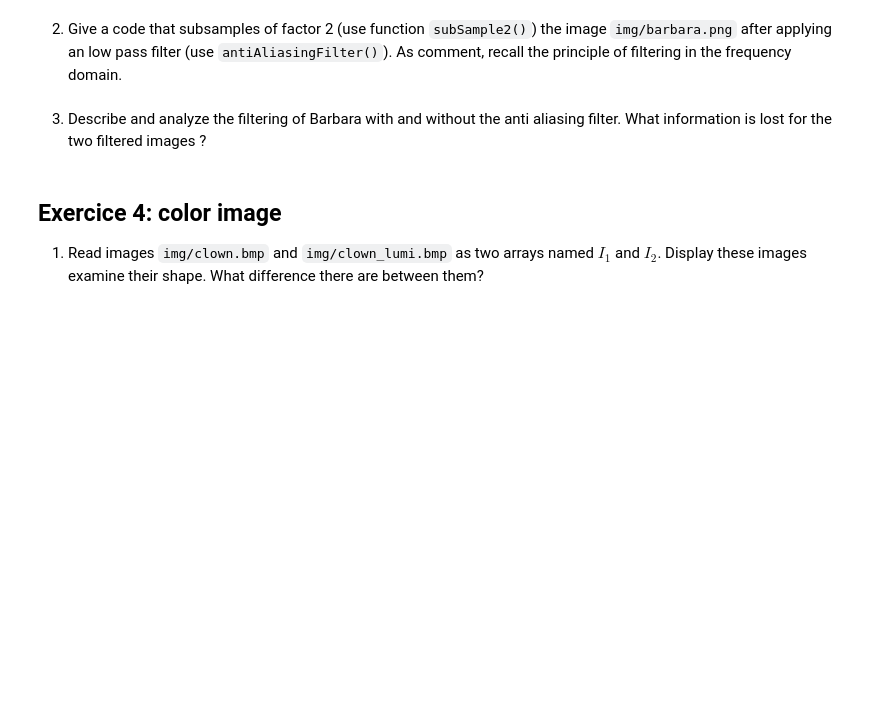
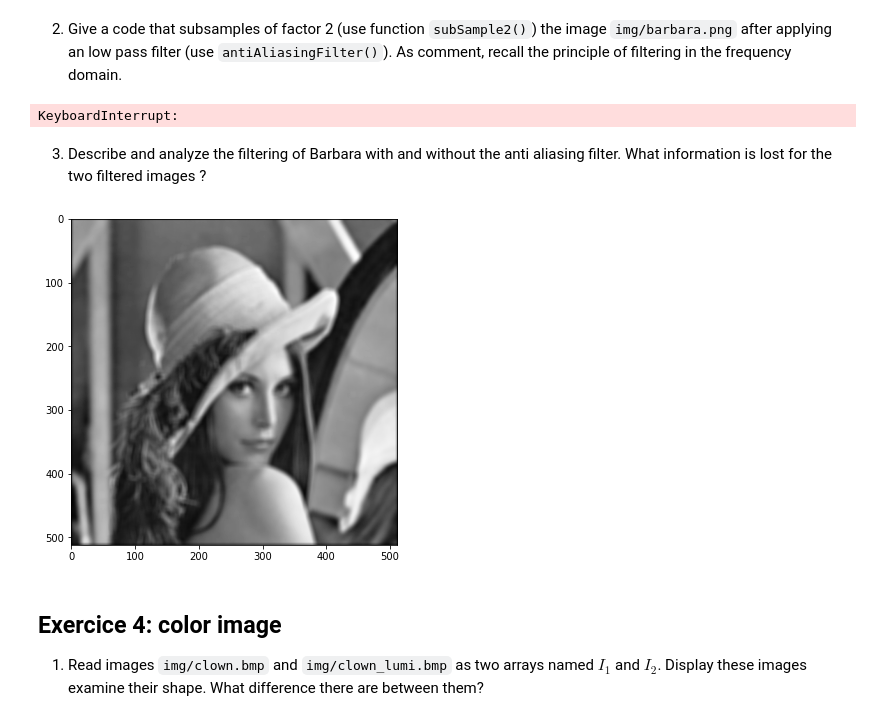
Before and after one commit to LUKALAVAL/BIMA, a Jupyter notebook: TME4/TME4.ipynb, the cells around one changed output. Cells and saved outputs as stored; diff of their text form; code cells hidden in the pictures; blank space fills up the shorter version.

```diff
--- a/TME4/TME4.ipynb
+++ b/TME4/TME4.ipynb
@@ -185,8 +190,28 @@ def antiAliasingFilter(n,m):
     A[rn:rn+n2, rm:rm+m2] = 1
     return A
 ### your answer start below
+# %%
+# La fonction antiAliasingFilter donne un filtre de même taille que l'image (512x512),
+# donc il faut revoir la fonction conv2 je pense, elle est trop lente (au bout 5min toujours pas fini).
+# Aussi, le filtre a une taille paire, donc il n'y a pas de centre !
+
+barbara = np.array(Image.open('img/barbara.png'))
+subSampledImg = subSample2(barbara)
+# imshow(subSampledImg)
+imshow(conv2(subSampledImg, antiAliasingFilter(subSampledImg.shape[0], subSampledImg.shape[1])))
+
+# for i in range(10):
+#     filteredBarbara = conv2(barbara, antiAliasingFilter(barbara.shape[0], barbara.shape[1]))
+#     subSampledImage = subSample2(filteredBarbara, 2**i)
+#     imshow(subSampledImage, 'image barbara filtrée et sous-échantillonée de facteur %d' % 2**i)
+# %% [output]
+KeyboardInterrupt:
 # %% [markdown]
 3. Describe and analyze the filtering of Barbara with and without the anti aliasing filter. What information is lost for the two filtered images ?
+# %%
+imshow(conv2(lena, meanFilter(9)))
+# %% [output]
+[figure, added]
 # %% [markdown]
 ## Exercice 4: color image
 1. Read images `img/clown.bmp` and `img/clown_lumi.bmp` as two arrays named $I_1$ and $I_2$. Display these images examine their shape. What difference there are between them?
```
Also changed, not shown: parts of 6 cells of this notebook.
